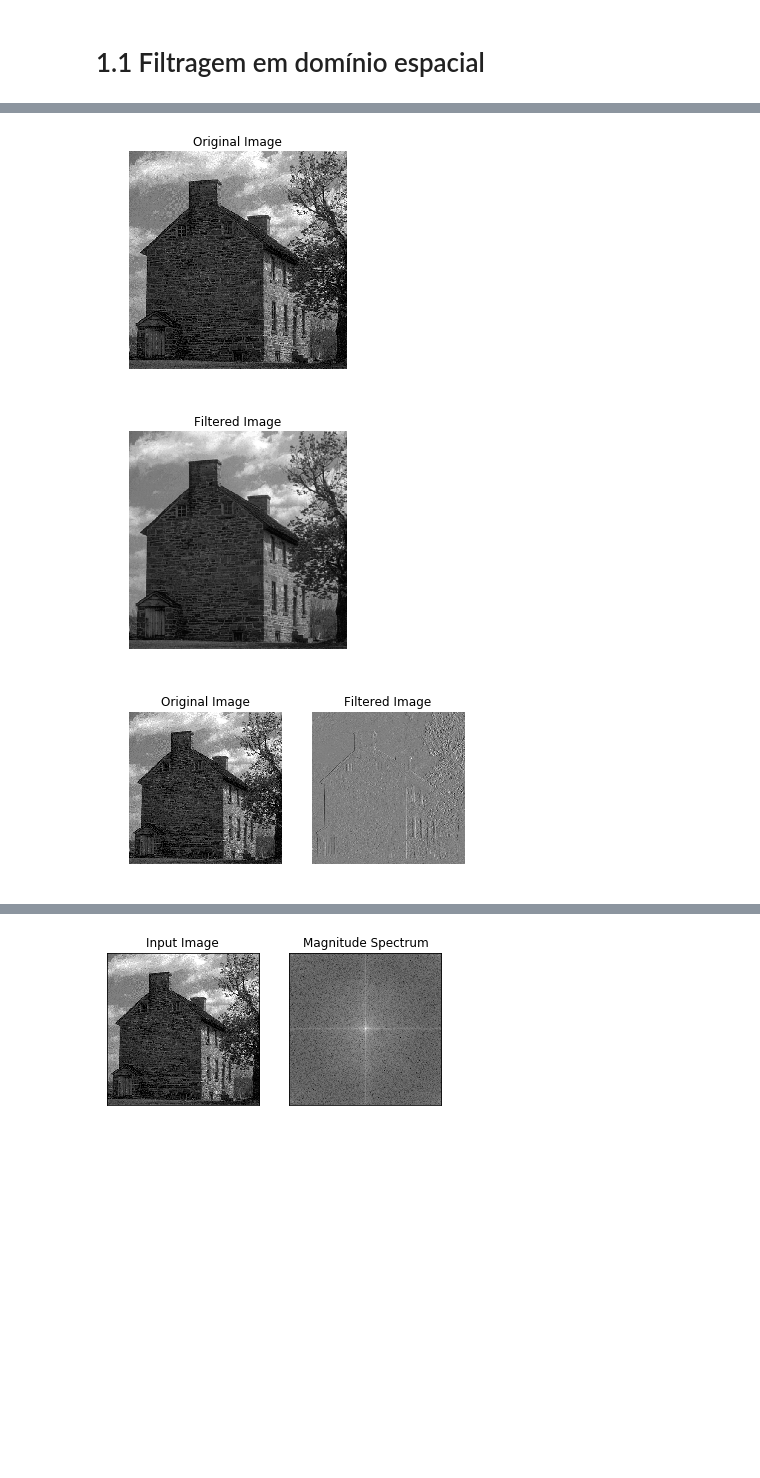
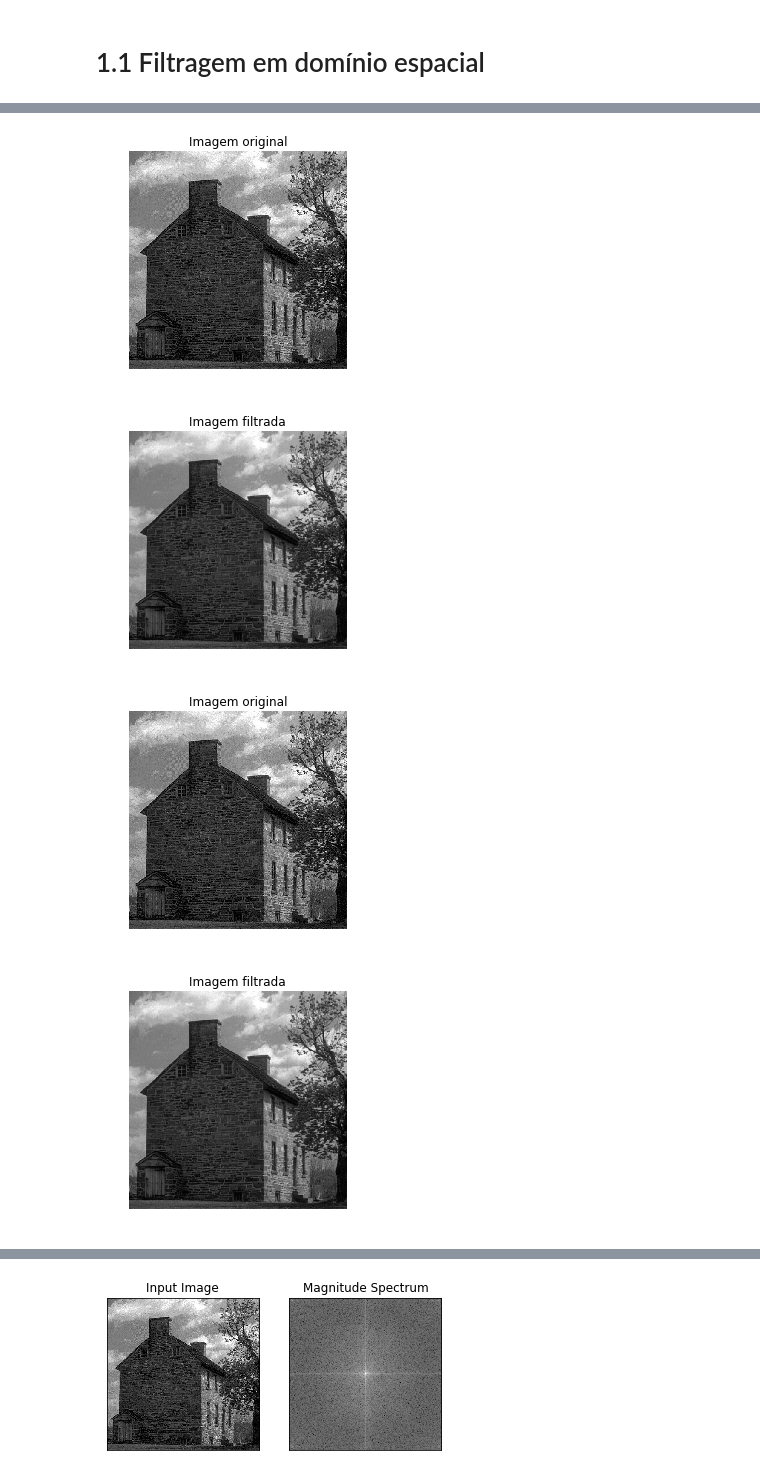
Before and after one commit to AllanNozomu/MC920, a Jupyter notebook: trabalho1/Trabalho 1.ipynb, the cells around one changed output, grey strips where cells are left out. Drawn from its saved outputs; the diff is of its cells as text; code cells hidden in the pictures; blank space fills up the shorter version.

```diff
--- a/trabalho1/Trabalho 1.ipynb
+++ b/trabalho1/Trabalho 1.ipynb
@@ -7,4 +7,8 @@ import numpy as np
 import matplotlib
 import matplotlib.pyplot as plt
 import math
+# %%
+def save_image(img, name):
+    norm_image = cv2.normalize(img, None, alpha = 0, beta = 255, norm_type = cv2.NORM_MINMAX, dtype = cv2.CV_32F)
+    cv2.imwrite(name, norm_image)
 # %%
@@ -46,39 +55,43 @@ plt.show()
 # %%
-def sum_filter2(values):
-    return (values * h2).sum() / 16
+# Exercise 1.1 b)
+h2 = np.array([1,4,6,4,1])
+h2 = h2 / h2.sum()
 
-h2 = np.array([1,4,6,4,1])
-
-new_image1 = ndimage.generic_filter(img, sum_filter2, footprint=h2.reshape(1,5))
-new_image2 = ndimage.generic_filter(img, sum_filter2, footprint=h2.reshape(5,1))
-new_image = new_image1 + new_image2
+new_image = ndimage.correlate(img, h2.reshape(1,-1)) + ndimage.correlate(img, h2.reshape(-1,1))
 
 plt.imshow(img, cmap=plt.cm.gray)
-plt.title("Original Image"), plt.axis('off')
+plt.title("Imagem original"), plt.axis('off')
 plt.show()
 
 plt.imshow(new_image, cmap=plt.cm.gray)
-plt.title("Filtered Image"), plt.axis('off')
+plt.title("Imagem filtrada"), plt.axis('off')
 plt.show()
+
+save_image(new_image, 'results/exercicio1b.png')
 # %% [output]
-[figure, old version]
+[figure, new version]
-[figure, old version]
+[figure, new version]
 # %%
-h3 = np.array([[-1, 0, 1],
-               [-2, 0, 2],
-               [-1, 0 ,1]])
+# Exercise 1.1 c)
 
-def sum_filter3(values):
-    return (values * h3.reshape(-1)).sum()
+h3 = np.array([
+    [-1, 0, 1],
+    [-2, 0, 2],
+    [-1, 0 ,1]
+])
 
-new_image1 = ndimage.generic_filter(img, sum_filter3, footprint=np.ones(h3.shape))
+new_image_vertical = ndimage.correlate(img, h3)
 
-plt.subplot(121), plt.imshow(img, cmap=plt.cm.gray)
-plt.title("Original Image"), plt.axis('off')
+plt.imshow(img, cmap=plt.cm.gray)
+plt.title("Imagem original"), plt.axis('off')
+plt.show()
 
-plt.subplot(122), plt.imshow(new_image1, cmap=plt.cm.gray)
-plt.title("Filtered Image"), plt.axis('off')
+plt.imshow(new_image, cmap=plt.cm.gray)
+plt.title("Imagem filtrada"), plt.axis('off')
 plt.show()
+
+save_image(new_image_vertical, 'results/exercicio1c1.png')
 # %% [output]
-[figure, old version]
+[figure, new version]
+[figure, added]
 # %%
```
Also changed, not shown: parts of 12 cells of this notebook.
